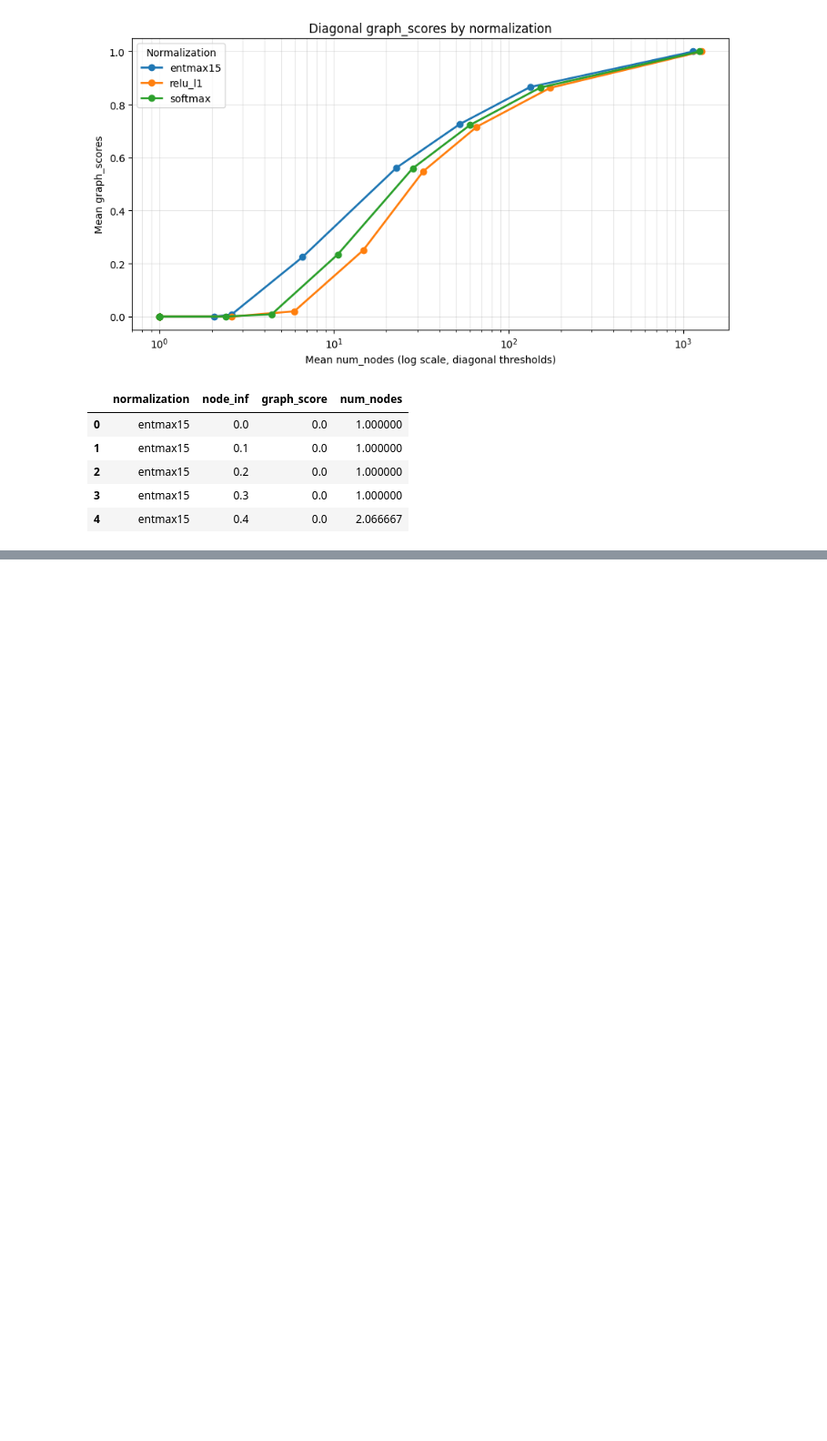
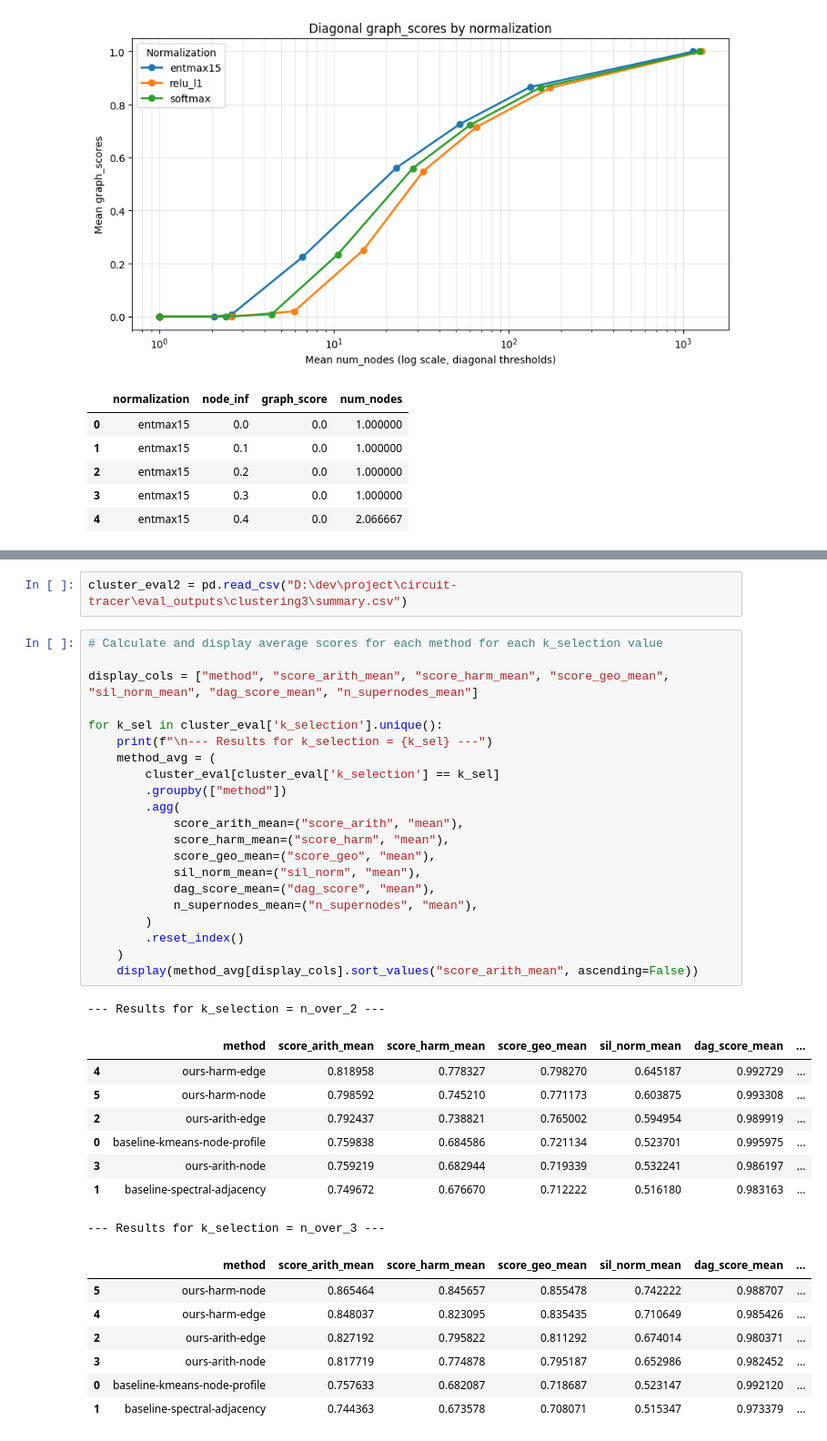
Before and after one commit to IamKrill1n/circuit-tracer, a Jupyter notebook: demos/experiments.ipynb, the cells around one changed output, grey strips where cells are left out. Shown at 91% size. Saved outputs shown, nothing was run; the diff lists cells and outputs as text; blank space fills up the shorter version.

```diff
--- a/demos/experiments.ipynb
+++ b/demos/experiments.ipynb
@@ -543,0 +556,40 @@ diag_by_norm.head()
+# %%
+cluster_eval2 = pd.read_csv("D:\dev\project\circuit-tracer\eval_outputs\clustering3\summary.csv")
+# %%
+# Calculate and display average scores for each method for each k_selection value
+
+display_cols = ["method", "score_arith_mean", "score_harm_mean", "score_geo_mean", "sil_norm_mean", "dag_score_mean", "n_supernodes_mean"]
+
+for k_sel in cluster_eval['k_selection'].unique():
+    print(f"\n--- Results for k_selection = {k_sel} ---")
+    method_avg = (
+        cluster_eval[cluster_eval['k_selection'] == k_sel]
+        .groupby(["method"])
+        .agg(
+            score_arith_mean=("score_arith", "mean"),
+            score_harm_mean=("score_harm", "mean"),
+            score_geo_mean=("score_geo", "mean"),
+            sil_norm_mean=("sil_norm", "mean"),
+            dag_score_mean=("dag_score", "mean"),
+            n_supernodes_mean=("n_supernodes", "mean"),
+        )
+        .reset_index()
+    )
+    display(method_avg[display_cols].sort_values("score_arith_mean", ascending=False))
+# %% [output]
+--- Results for k_selection = n_over_2 ---
+|  | method | score_arith_mean | score_harm_mean | score_geo_mean | sil_norm_mean | dag_score_mean | ... |
+| 4 | ours-harm-edge | 0.818958 | 0.778327 | 0.798270 | 0.645187 | 0.992729 | ... |
+| 5 | ours-harm-node | 0.798592 | 0.745210 | 0.771173 | 0.603875 | 0.993308 | ... |
+| 2 | ours-arith-edge | 0.792437 | 0.738821 | 0.765002 | 0.594954 | 0.989919 | ... |
+| 0 | baseline-kmeans-node-profile | 0.759838 | 0.684586 | 0.721134 | 0.523701 | 0.995975 | ... |
+| 3 | ours-arith-node | 0.759219 | 0.682944 | 0.719339 | 0.532241 | 0.986197 | ... |
+| 1 | baseline-spectral-adjacency | 0.749672 | 0.676670 | 0.712222 | 0.516180 | 0.983163 | ... |
+--- Results for k_selection = n_over_3 ---
+|  | method | score_arith_mean | score_harm_mean | score_geo_mean | sil_norm_mean | dag_score_mean | ... |
+| 5 | ours-harm-node | 0.865464 | 0.845657 | 0.855478 | 0.742222 | 0.988707 | ... |
+| 4 | ours-harm-edge | 0.848037 | 0.823095 | 0.835435 | 0.710649 | 0.985426 | ... |
+| 2 | ours-arith-edge | 0.827192 | 0.795822 | 0.811292 | 0.674014 | 0.980371 | ... |
+| 3 | ours-arith-node | 0.817719 | 0.774878 | 0.795187 | 0.652986 | 0.982452 | ... |
+| 0 | baseline-kmeans-node-profile | 0.757633 | 0.682087 | 0.718687 | 0.523147 | 0.992120 | ... |
+| 1 | baseline-spectral-adjacency | 0.744363 | 0.673578 | 0.708071 | 0.515347 | 0.973379 | ... |
```
Also changed, not shown: parts of 2 cells of this notebook, 11 other files.
